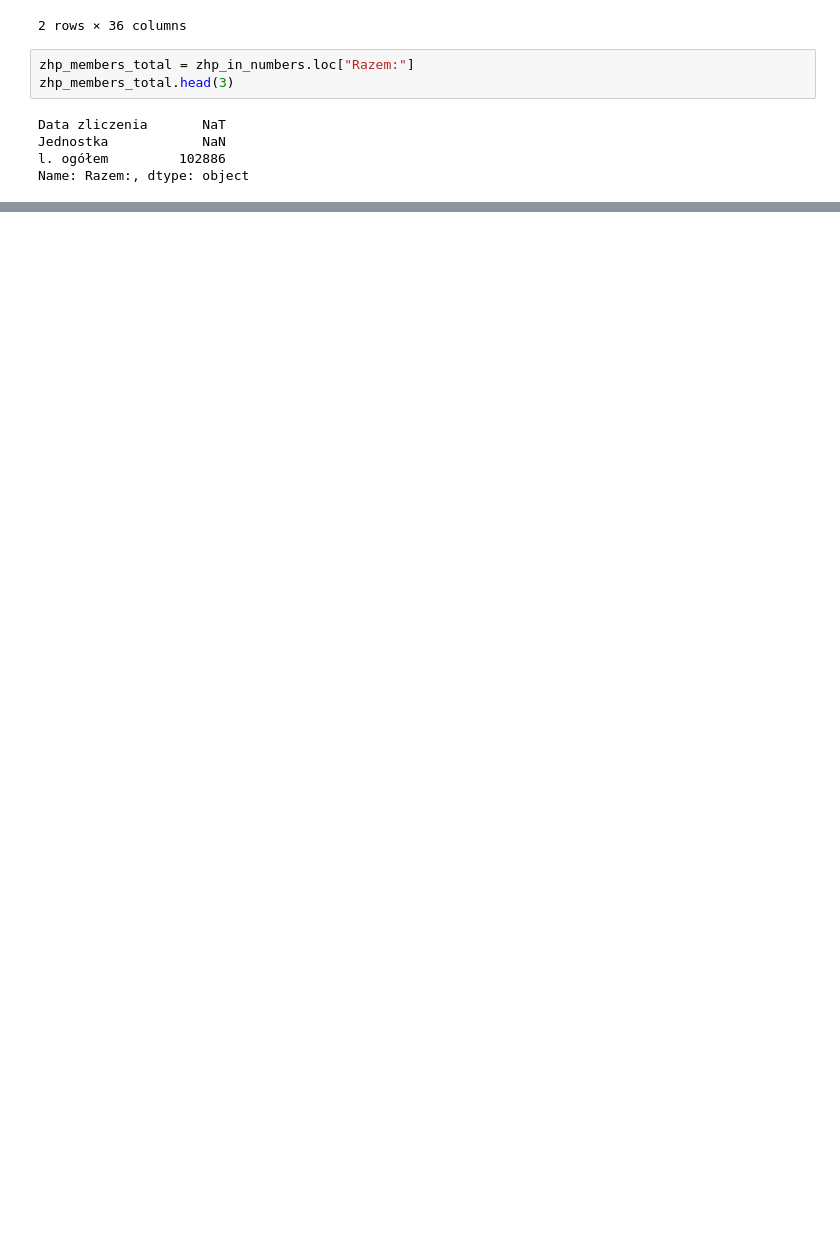
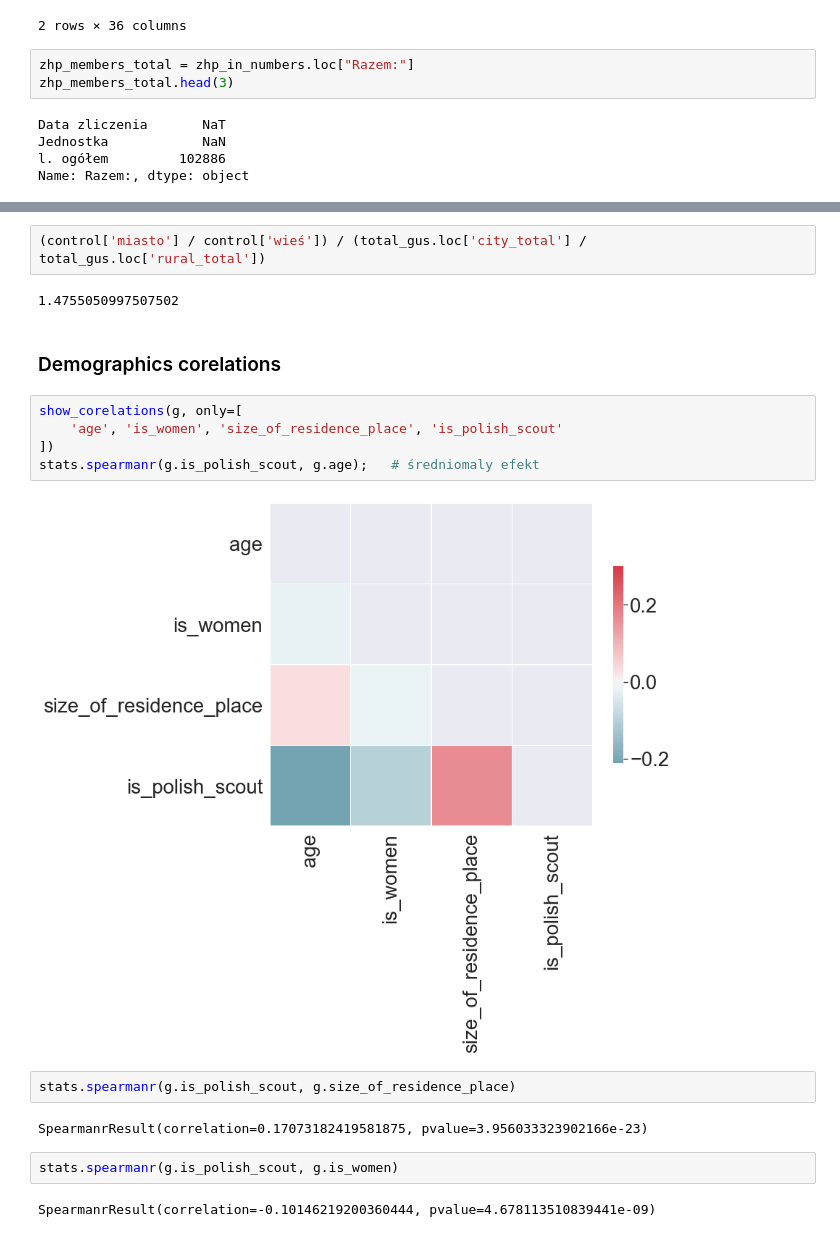
Before and after one commit to krassowska/scouts-and-ticks, a Jupyter notebook: Demographics.ipynb, the cells around one changed output, grey strips where cells are left out. Cells and saved outputs as stored; diff of their text form; blank space fills up the shorter version.

```diff
--- a/Demographics.ipynb
+++ b/Demographics.ipynb
@@ -285,0 +519,21 @@ zhp_female_male_ratio
+# %%
+(control['miasto'] / control['wieś']) / (total_gus.loc['city_total'] / total_gus.loc['rural_total'])
+# %% [output]
+1.4755050997507502
+# %% [markdown]
+### Demographics corelations
+# %%
+show_corelations(g, only=[
+    'age', 'is_women', 'size_of_residence_place', 'is_polish_scout'
+])
+stats.spearmanr(g.is_polish_scout, g.age);   # średniomaly efekt
+# %% [output]
+[figure, added]
+# %%
+stats.spearmanr(g.is_polish_scout, g.size_of_residence_place)
+# %% [output]
+SpearmanrResult(correlation=0.17073182419581875, pvalue=3.956033323902166e-23)
+# %%
+stats.spearmanr(g.is_polish_scout, g.is_women)
+# %% [output]
+SpearmanrResult(correlation=-0.10146219200360444, pvalue=4.678113510839441e-09)
```
Also changed, not shown: parts of 31 cells of this notebook, 2 other files.
